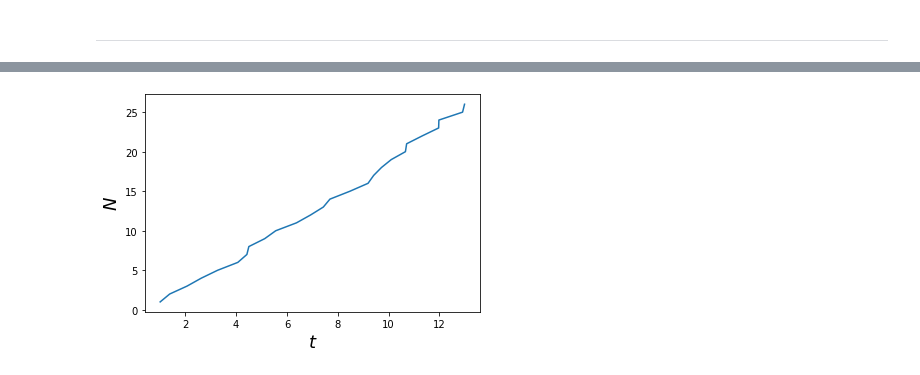
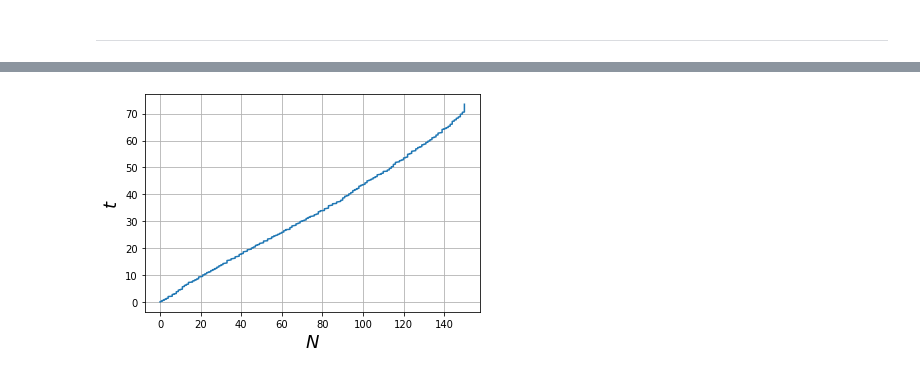
Before and after one commit to chraibi/notebooks, a Jupyter notebook: 01_run.ipynb, the cells around one changed output, grey strips where cells are left out. Saved outputs shown, nothing was run; the diff lists cells and outputs as text; code cells hidden in the pictures.

```diff
--- a/01_run.ipynb
+++ b/01_run.ipynb
@@ -53,0 +56,5 @@ Did not recognize the distribution (should be Ubuntu or Debian)
+# %%
+inifile = "ini_jpscore.xml"
+d = parse(inifile)
+Npeds = int(dict(d.getElementsByTagName('group')[0].attributes.items())['number'])
+print("Npeds:", Npeds)
@@ -89,0 +102,15 @@ Zum Beispiel:
+# %%
+%run libs/imports
+%matplotlib inline
+import glob
+files = glob.glob("results/flow*.txt")
+
+for f in files:
+    print()
+    data = np.loadtxt(f)
+    plt.plot(data[:, 1],data[:,0],label=f.split("_")[-1].split("trajectories.txt")[0])
+
+plt.ylabel("$t$", size=18)
+plt.xlabel("$N$", size=18)
+plt.grid()
+plt.legend()
@@ -90,18 +140,12 @@ Zum Beispiel:
 # %%
-%run libs/imports
-%matplotlib inline
-Nt_file="results/flow_exit_id_0_trajectories.txt"
-libs_path = 'libs'
-if libs_path not in sys.path:
-    sys.path.append(libs_path)
-
-
+Nt_file="Output/Fundamental_Diagram/FlowVelocity/Flow_NT_%strajectories.txt_id_2.dat"%Npeds
 if not os.path.exists(Nt_file):
     print("File {} does not exist".format(Nt_file))
 else:
     data = np.loadtxt(Nt_file)
-    plt.plot(data[:, 0],data[:,1])
-    plt.xlabel("$t$", size=18)
-    plt.ylabel("$N$", size=18)
+    plt.plot(data[:, 1],data[:,0])
+    plt.ylabel("$t$", size=18)
+    plt.xlabel("$N$", size=18)
+    plt.grid()
 # %% [output]
-[figure, old version]
+[figure, new version]
```
Also changed, not shown: parts of 12 cells of this notebook, 3 other files.
